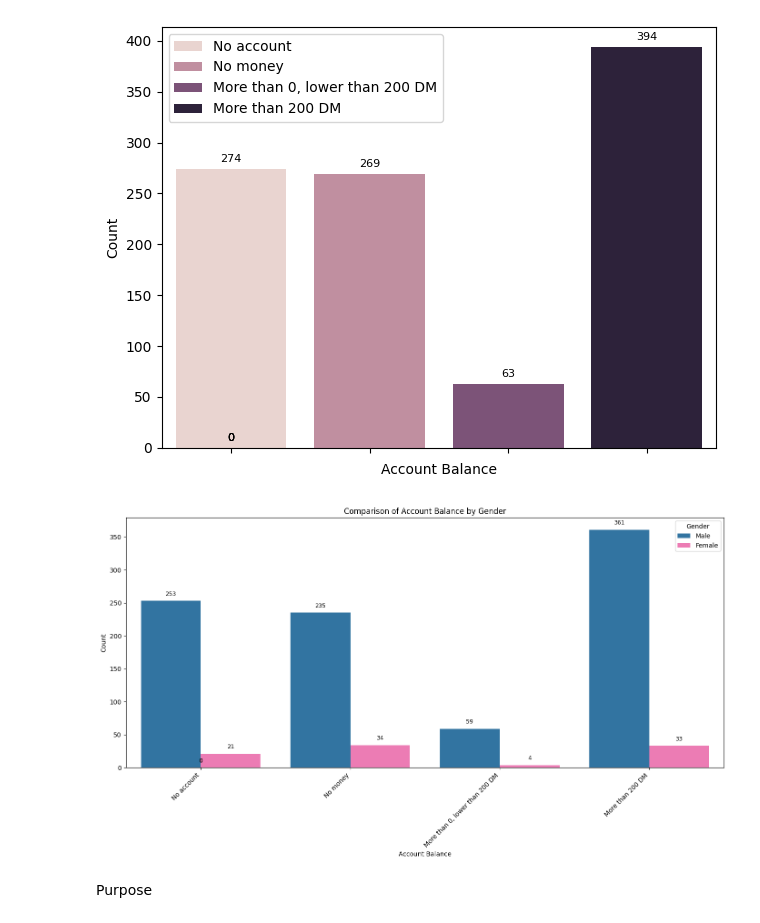
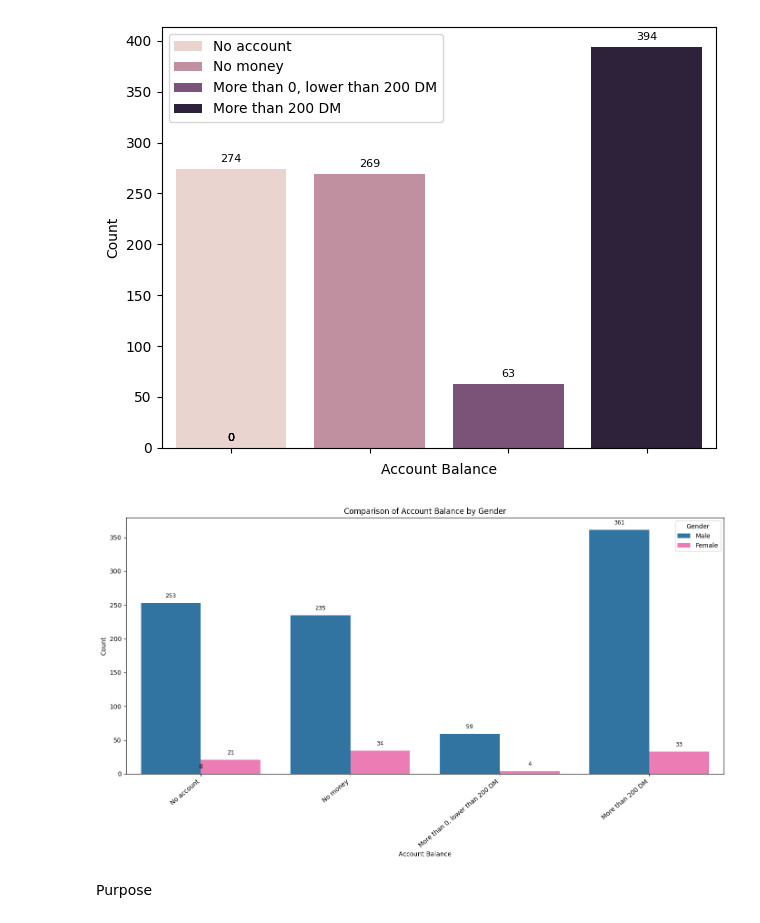
Before and after one commit to RLMurta/german_credit_exploratory_analysis, a Jupyter notebook: index.ipynb, the cells around one changed output. Cells and saved outputs as stored; diff of their text form; code cells hidden in the pictures.

```diff
--- a/index.ipynb
+++ b/index.ipynb
@@ -278,35 +345,35 @@ plot.legend(title='Gender', labels=['Male', 'Female'])
 
 # Add exact counts above the bars in the count plot
 # This provides precise values for each category in the plot
 for patch in plot.patches:
     height = patch.get_height()  # Get the height of each bar (i.e., count)
     plot.text(
         patch.get_x() + patch.get_width() / 2.,  # X position of the text (center of the bar)
         height + 6,  # Y position of the text (slightly above the top of the bar)
         int(height),  # Text to display (the count value)
         ha='center',  # Horizontal alignment of the text
         va='bottom',  # Vertical alignment of the text
         fontsize=9,  # Font size of the text
         color='black'  # Color of the text
     )
 
 # Configure x-axis tick labels with account balance names
 # Set the number of ticks based on the number of categories and add labels with rotation for better readability
 plot.set_xticks(range(len(account_balance_labels)))  # Define the number of ticks based on categories
-plot.set_xticklabels(account_balance_labels, rotation=45, ha='right')  # Add labels and rotate them for better readability
+plot.set_xticklabels(account_balance_labels, rotation=40, ha='right')  # Add labels and rotate them for better readability
 
 # Add title and labels to the axes
 # This helps in understanding what the plot represents
 plt.title('Comparison of Account Balance by Gender')
 plt.xlabel('Account Balance')
 plt.ylabel('Count')
 
 # Display the plot
 # This renders the plot and shows it in the output
 plt.tight_layout()  # Adjust layout to fit everything neatly
 plt.show()
 # %% [output]
-[figure, old version]
+[figure, new version]
 # %% [markdown]
 Purpose
 # %%
```
Also changed, not shown: parts of 6 cells of this notebook.
